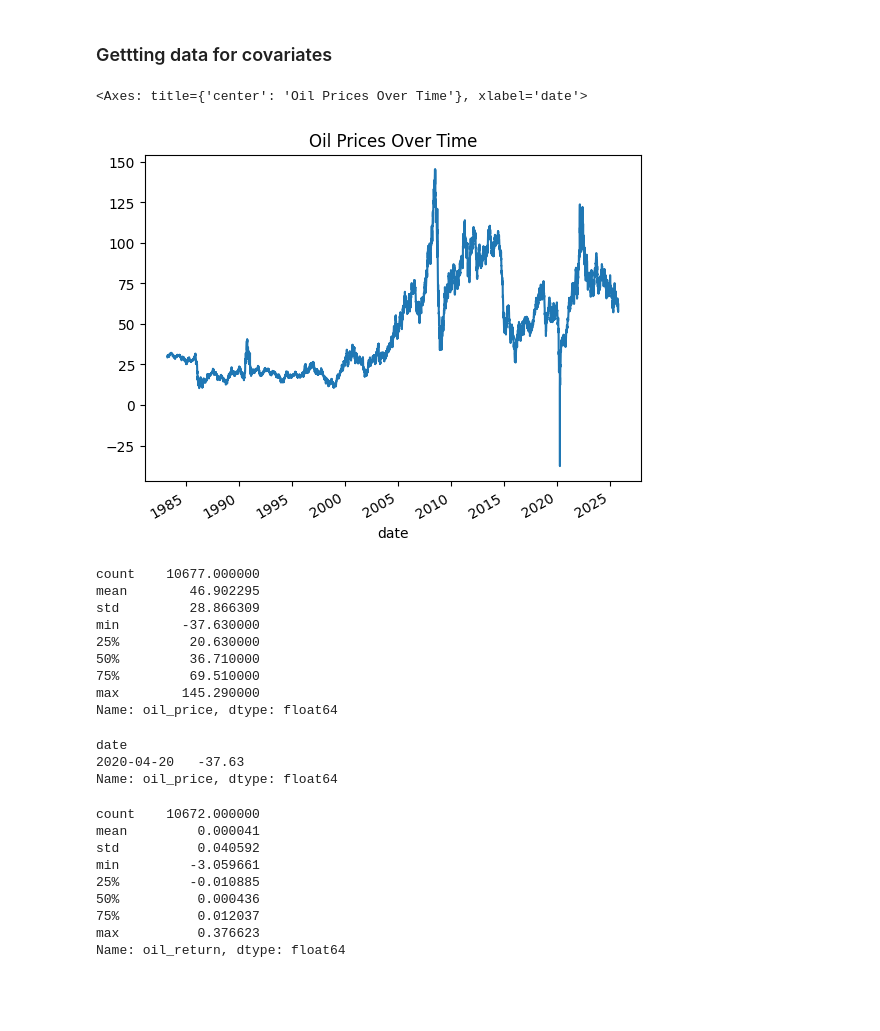
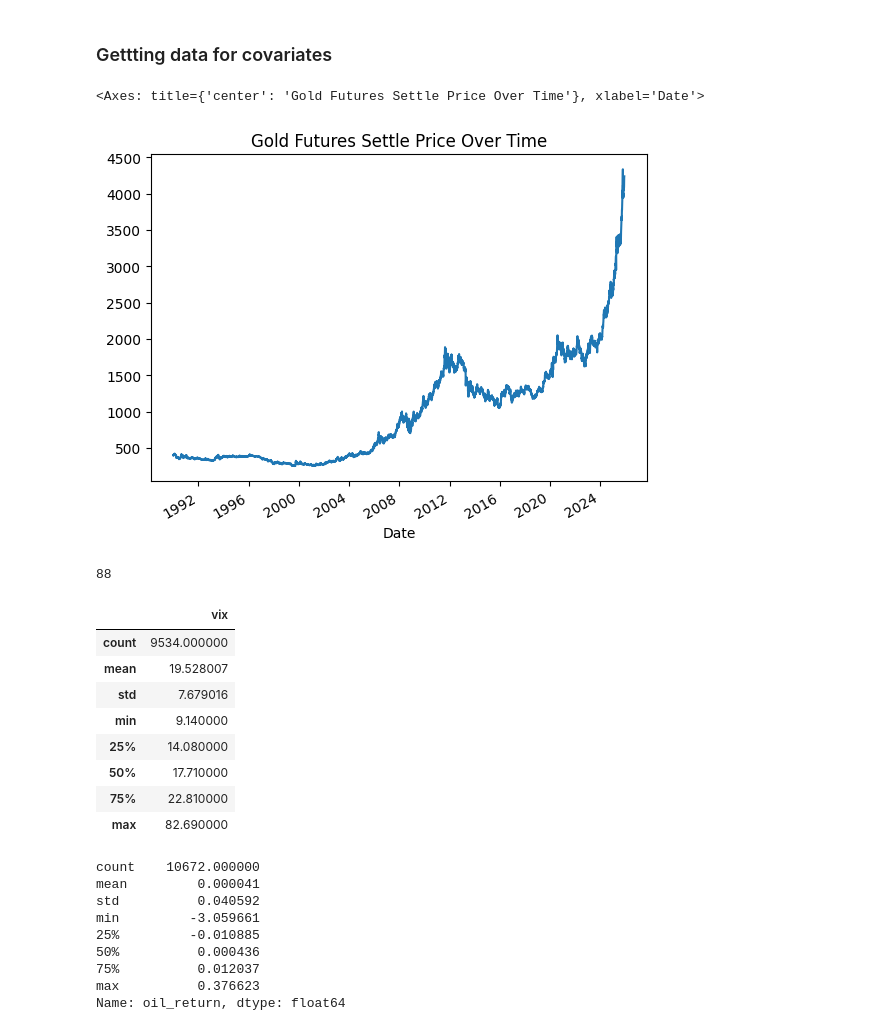
Before and after one commit to juliusd01/Deep_Learning, a Jupyter notebook: Research/Finance/Stock_Returns/Krauss/integrate_covariates.ipynb, the cells around one changed output. Cells and saved outputs as stored; diff of their text form; code cells hidden in the pictures; blank space fills up the shorter version.

```diff
--- a/Research/Finance/Stock_Returns/Krauss/integrate_covariates.ipynb
+++ b/Research/Finance/Stock_Returns/Krauss/integrate_covariates.ipynb
@@ -24,31 +46,29 @@ data = return_data.rename(columns={'sequence': 'return_sequence'})
 # %% [markdown]
 ### Gettting data for covariates
 # %%
-oil = pd.read_csv(notebook_dir.parent.parent / 'confidential_data' / 'Bloomberg' / 'oil_prices.csv', index_col='date', parse_dates=['date'])
-oil = oil['PX_LAST'].rename('oil_price')
-oil.plot(title='Oil Prices Over Time')
+gold = pd.read_csv(notebook_dir.parent.parent / 'confidential_data' / 'LSEG' / 'gold_futures_GCc1.xls', index_col='Date', parse_dates=['Date'])
+gold['SETTLE'].plot(title='Gold Futures Settle Price Over Time')
 # %% [output]
-<Axes: title={'center': 'Oil Prices Over Time'}, xlabel='date'>
+<Axes: title={'center': 'Gold Futures Settle Price Over Time'}, xlabel='Date'>
-[figure, old version]
+[figure, new version]
+# %%
+# get dates with nan
+nan_dates = gold[gold['SETTLE'].isna()].index.tolist()
+len(nan_dates)
+# %% [output]
+88
 # %%
-oil.describe()
+vix.describe()
 # %% [output]
-count    10677.000000
-mean        46.902295
-std         28.866309
-min        -37.630000
-25%         20.630000
-50%         36.710000
-75%         69.510000
-max        145.290000
-Name: oil_price, dtype: float64
+|  | vix |
+| count | 9534.000000 |
+| mean | 19.528007 |
+| std | 7.679016 |
+| min | 9.140000 |
+| 25% | 14.080000 |
+| 50% | 17.710000 |
+| 75% | 22.810000 |
+| max | 82.690000 |
-# %%
-# get dates for negative oil prices
-oil[oil < 0]
-# %% [output]
-date
-2020-04-20   -37.63
-Name: oil_price, dtype: float64
 # %%
 oil_returns = oil.pct_change(fill_method=None).rename('oil_return')
 oil_returns = oil_returns.dropna()
```
Also changed, not shown: parts of 2 cells of this notebook, 10 other files.
